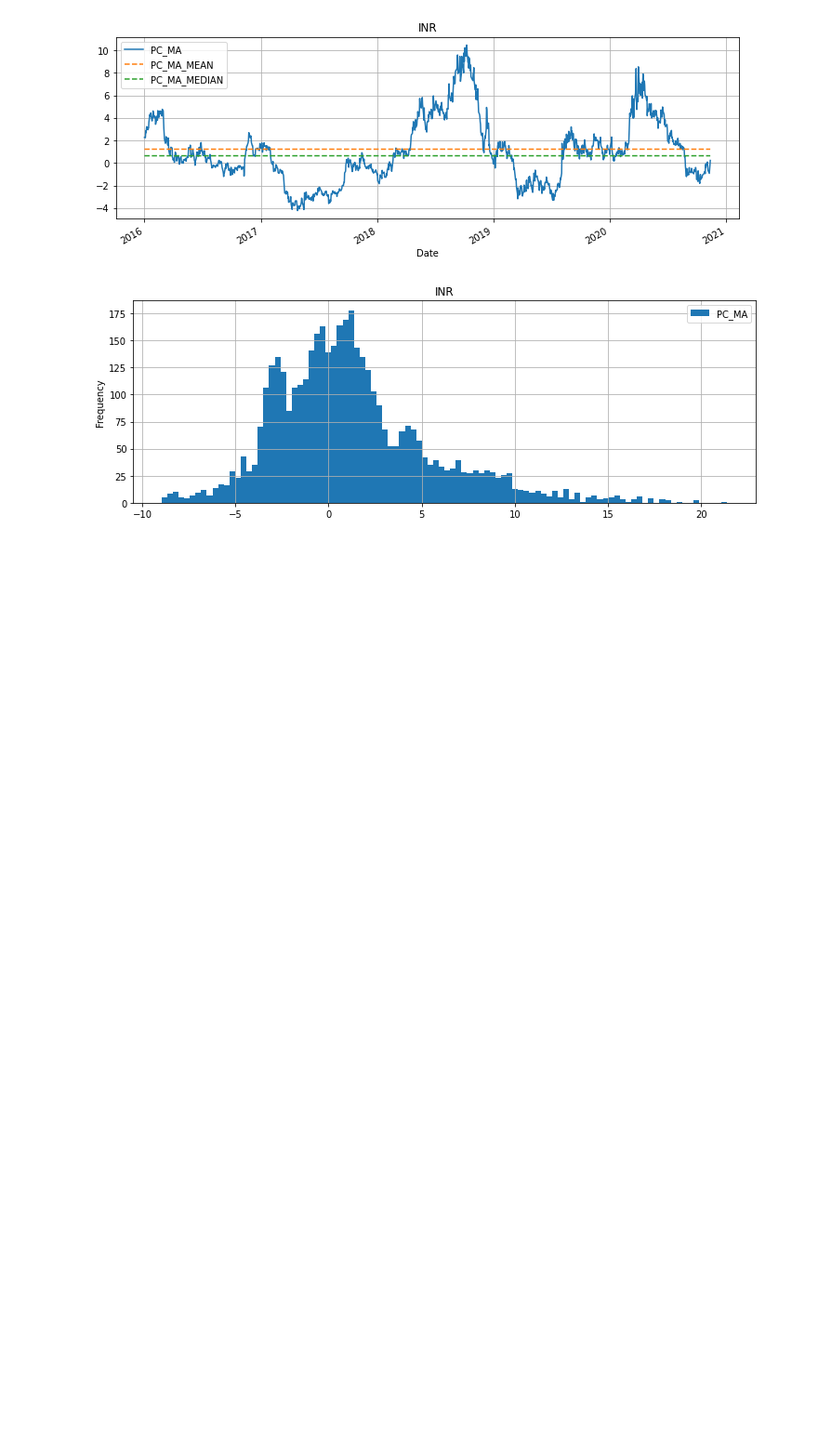
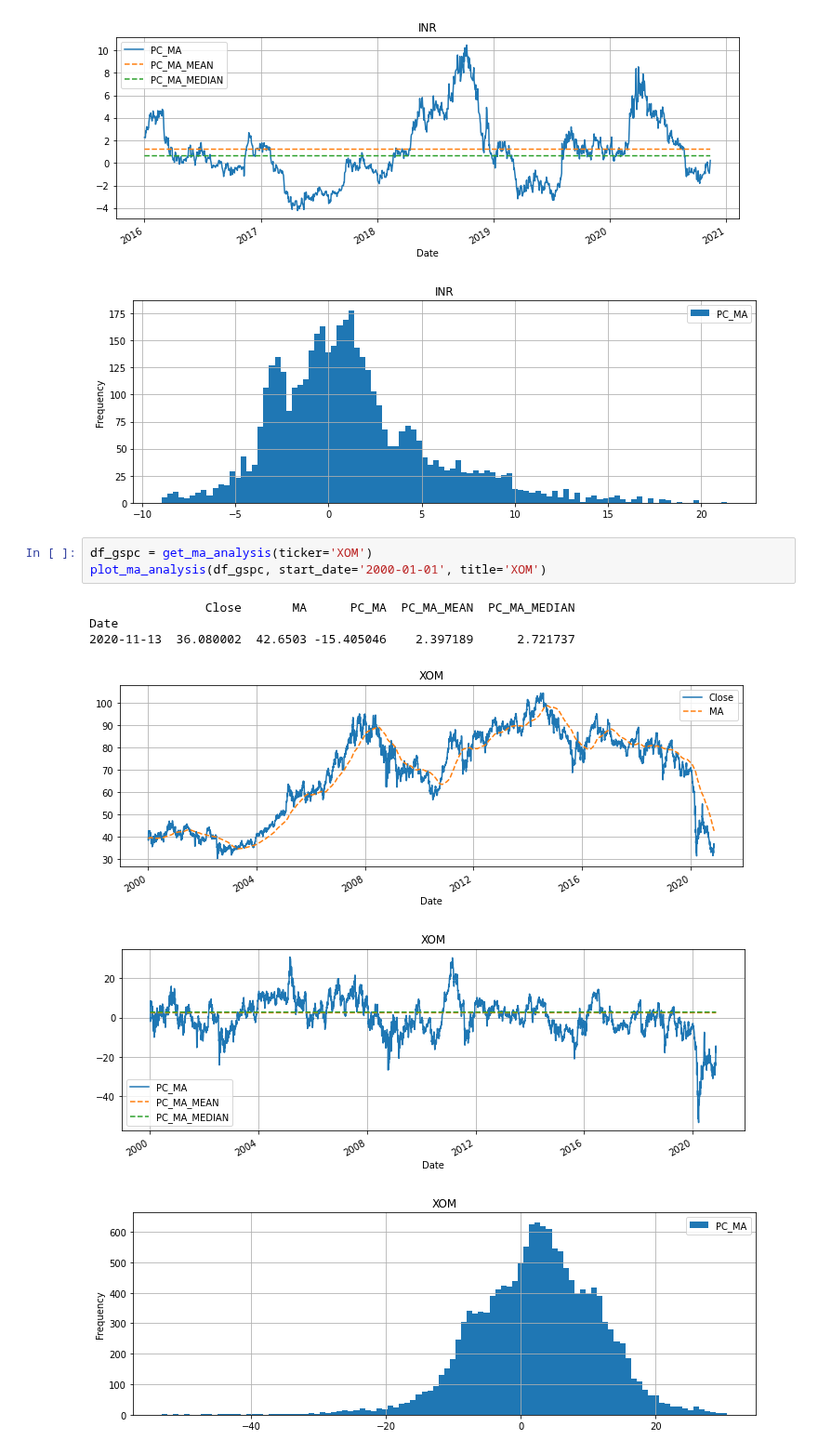
Before and after one commit to bamage00/notebooks, a Jupyter notebook: fin_2.ipynb, the cells around one changed output. Shown at 93% size. Drawn from its saved outputs; the diff is of its cells as text; blank space fills up the shorter version.

```diff
--- a/fin_2.ipynb
+++ b/fin_2.ipynb
@@ -77,3 +87,13 @@ Date
 [figure]
 [figure]
 [figure]
+# %%
+df_gspc = get_ma_analysis(ticker='XOM')
+plot_ma_analysis(df_gspc, start_date='2000-01-01', title='XOM')
+# %% [output]
+                Close       MA      PC_MA  PC_MA_MEAN  PC_MA_MEDIAN
+Date
+2020-11-13  36.080002  42.6503 -15.405046    2.397189      2.721737
+[figure, added]
+[figure, added]
+[figure, added]
```
Also changed, not shown: parts of 2 cells of this notebook.
